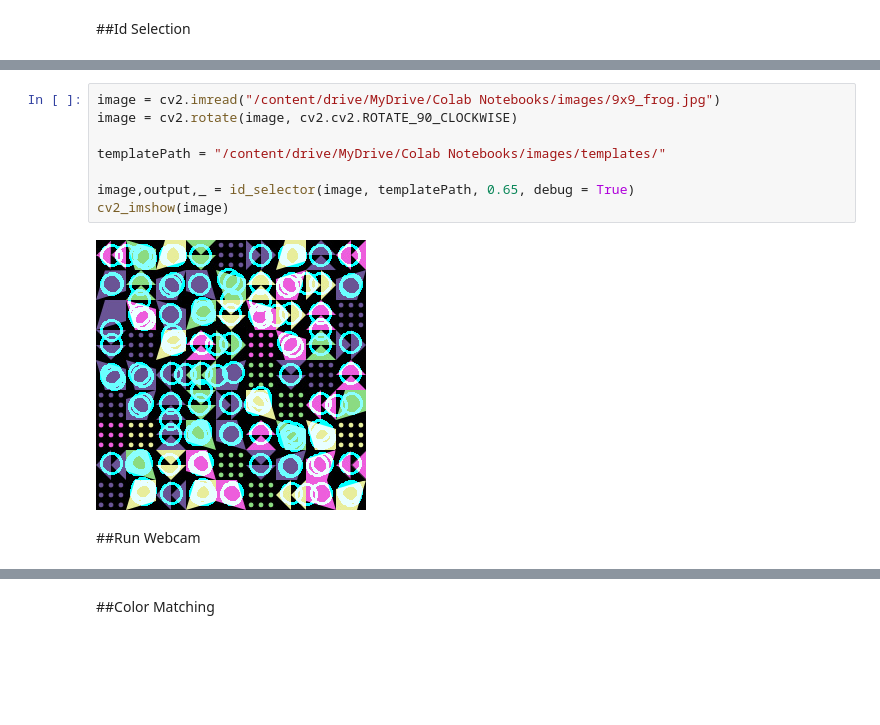
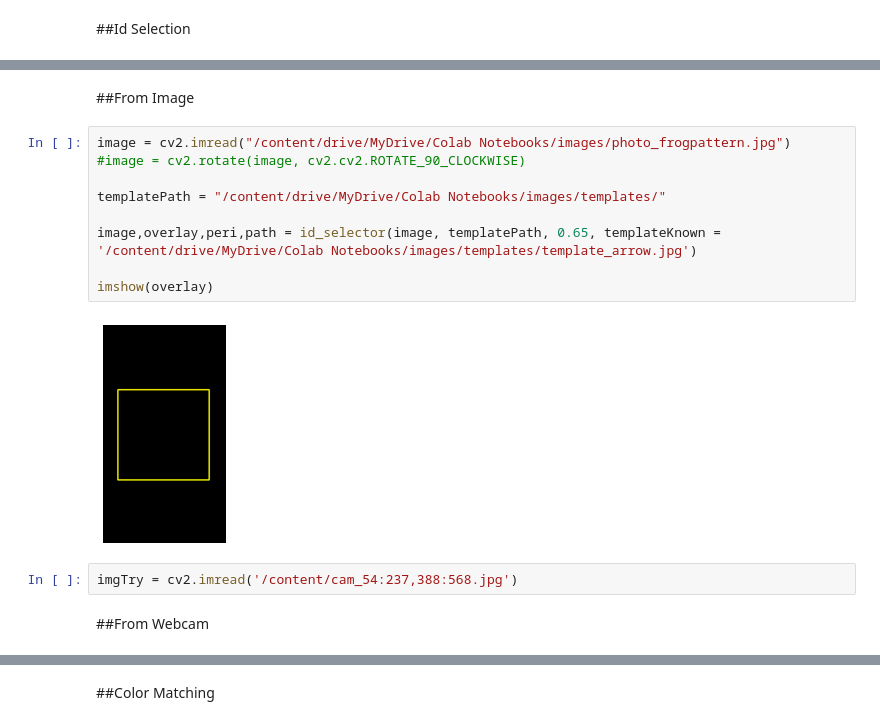
Before and after one commit to splendiferousnoctifer/qrFinderPattern, a Jupyter notebook: qr_finder_pattern.ipynb, the cells around one changed output, grey strips where cells are left out. Drawn from its saved outputs; the diff is of its cells as text; blank space fills up the shorter version.

Commit message:
image export

```diff
--- a/qr_finder_pattern.ipynb
+++ b/qr_finder_pattern.ipynb
@@ -778,13 +797,18 @@ def id_selector(image, templatePath, searchThreshold = 0.8, distanceThreshold =
+# %% [markdown]
+##From Image
 # %%
-image = cv2.imread("/content/drive/MyDrive/Colab Notebooks/images/9x9_frog.jpg")
-image = cv2.rotate(image, cv2.cv2.ROTATE_90_CLOCKWISE)
+image = cv2.imread("/content/drive/MyDrive/Colab Notebooks/images/photo_frogpattern.jpg")
+#image = cv2.rotate(image, cv2.cv2.ROTATE_90_CLOCKWISE)
 
 templatePath = "/content/drive/MyDrive/Colab Notebooks/images/templates/"
 
-image,output,_ = id_selector(image, templatePath, 0.65, debug = True)
-cv2_imshow(image)
+image,overlay,peri,path = id_selector(image, templatePath, 0.65, templateKnown = '/content/drive/MyDrive/Colab Notebooks/images/templates/template_arrow.jpg')
+
+imshow(overlay)
 # %% [output]
-[figure, old version]
+[figure, new version]
+# %%
+imgTry = cv2.imread('/content/cam_54:237,388:568.jpg')
 # %% [markdown]
-##Run Webcam
+##From Webcam
 # %%
```
Also changed, not shown: parts of 2 cells of this notebook.
